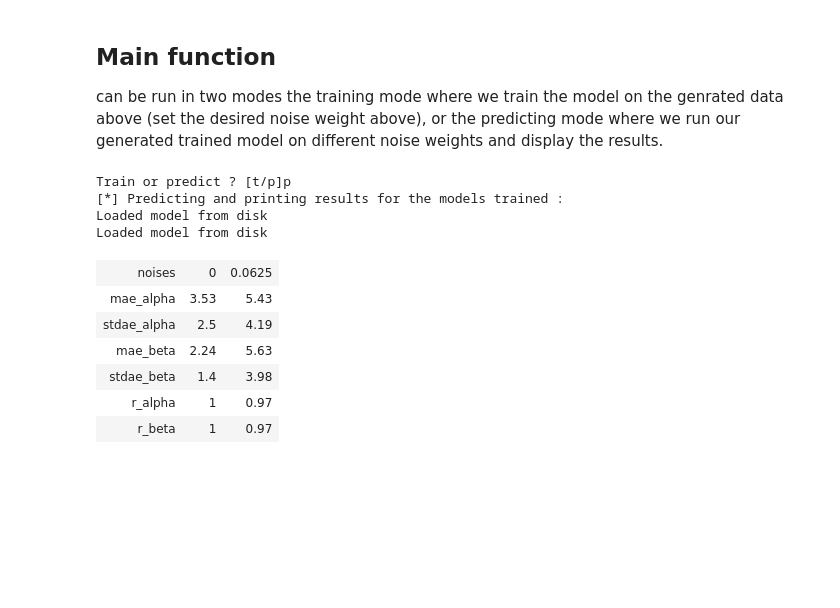
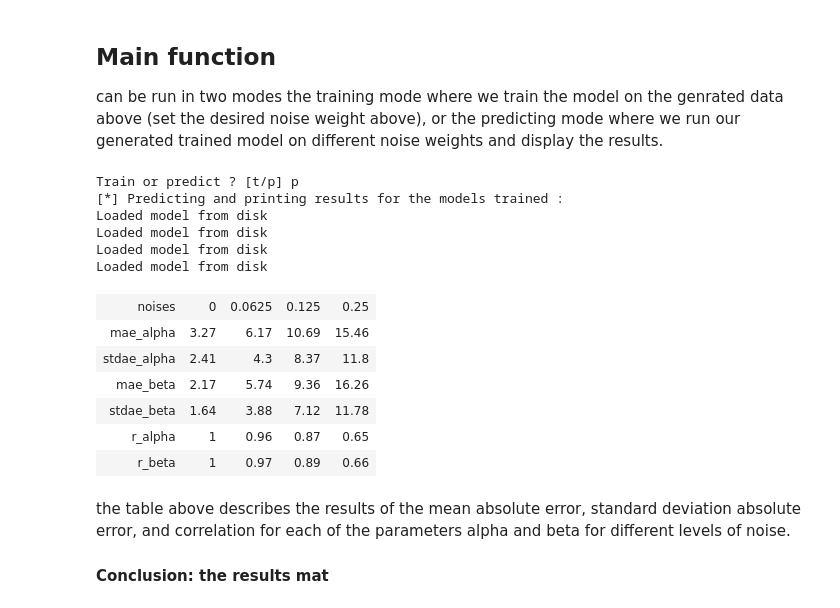
Before and after one commit to AmineEchraibi/BrainCNN, a Jupyter notebook: BrainNetCNN.ipynb, the cells around one changed output. Saved outputs shown, nothing was run; the diff lists cells and outputs as text; code cells hidden in the pictures; blank space fills up the shorter version.

```diff
--- a/BrainNetCNN.ipynb
+++ b/BrainNetCNN.ipynb
@@ -324,24 +324,29 @@ can be run in two modes the training mode where we train the model on the genrat
 # %%
 opt = optimizers.SGD(momentum=momentum,nesterov=True,lr=lr)
 model.compile(optimizer=opt,loss='mean_squared_error',metrics=['mae'])
 csv_logger = callbacks.CSVLogger('BrainCNN.log')
-command = str(raw_input("Train or predict ? [t/p]"))
+command = str(raw_input("Train or predict ? [t/p] "))
 if command == "t":
     print("Training for noise = "+str(noise_weight))
     history=model.fit(x_train,y_train,nb_epoch=1000,verbose=1,callbacks=[csv_logger])
     model.save_weights("Weights/BrainCNNWeights_noise_"+str(noise_weight)+".h5")
 else:
     print("[*] Predicting and printing results for the models trained :")
-    get_results_from_models(model,noises = [0,0.0625])
+    get_results_from_models(model,noises = [0,0.0625,0.125,0.25])
 # %% [output]
-Train or predict ? [t/p]p
+Train or predict ? [t/p] p
 [*] Predicting and printing results for the models trained :
 Loaded model from disk
 Loaded model from disk
+Loaded model from disk
+Loaded model from disk
-| noises | 0 | 0.0625 |
-| mae_alpha | 3.53 | 5.43 |
-| stdae_alpha | 2.5 | 4.19 |
-| mae_beta | 2.24 | 5.63 |
-| stdae_beta | 1.4 | 3.98 |
-| r_alpha | 1 | 0.97 |
-| r_beta | 1 | 0.97 |
+| noises | 0 | 0.0625 | 0.125 | 0.25 |
+| mae_alpha | 3.27 | 6.17 | 10.69 | 15.46 |
+| stdae_alpha | 2.41 | 4.3 | 8.37 | 11.8 |
+| mae_beta | 2.17 | 5.74 | 9.36 | 16.26 |
+| stdae_beta | 1.64 | 3.88 | 7.12 | 11.78 |
+| r_alpha | 1 | 0.96 | 0.87 | 0.65 |
+| r_beta | 1 | 0.97 | 0.89 | 0.66 |
+# %% [markdown]
+the table above describes the results of the mean absolute error, standard deviation absolute error, and correlation for each of the parameters alpha and beta for different levels of noise.
+#### Conclusion: the results mat
```
Also changed, not shown: 9 other files.
